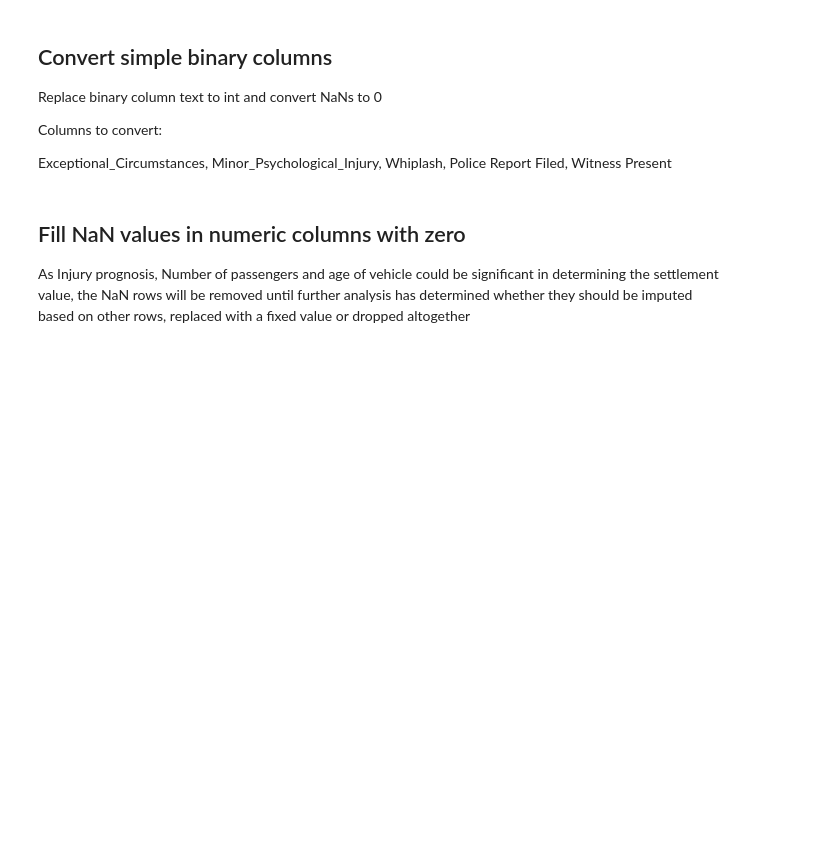
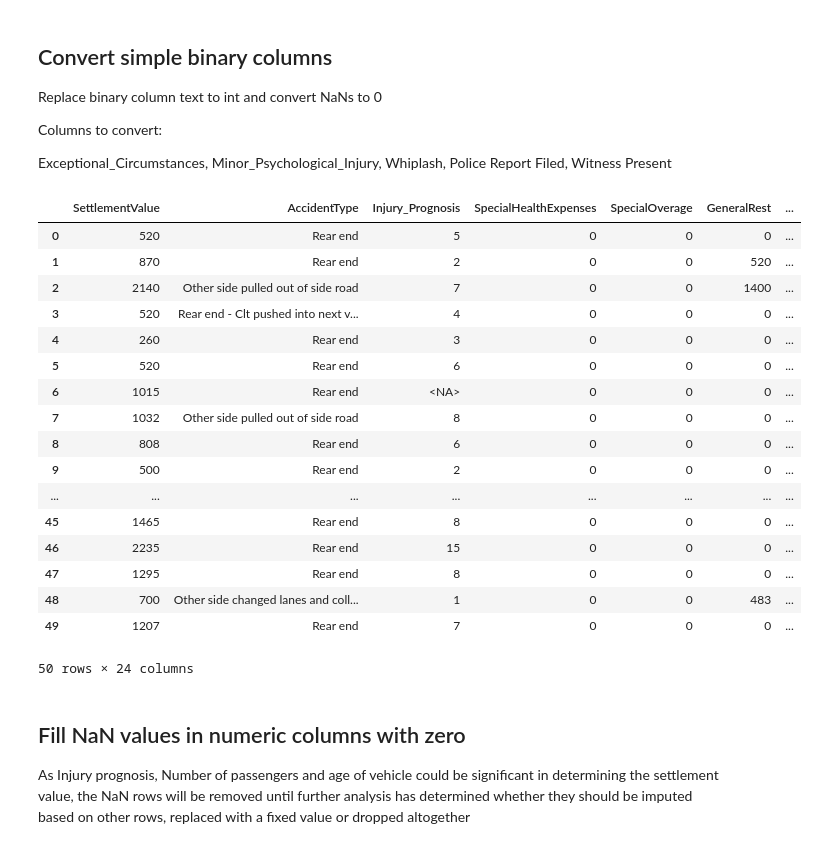
Before and after one commit to DominicEmerson/DESD-AAI-Y3-Group10, a Jupyter notebook: ML-Research/AAI-Assignment-DatasetExploration.ipynb, the cells around one changed output. Saved outputs shown, nothing was run; the diff lists cells and outputs as text; code cells hidden in the pictures; blank space fills up the shorter version.

```diff
--- a/ML-Research/AAI-Assignment-DatasetExploration.ipynb
+++ b/ML-Research/AAI-Assignment-DatasetExploration.ipynb
@@ -288,0 +294,2 @@ ml_dataset.head(20)
+# %%
+ml_dataset = ml_dataset.drop(columns=['Dominant injury','Injury Description','Weather Conditions','Vehicle Type','Accident Description'])
@@ -289,3 +298,9 @@ ml_dataset.head(20)
+# %%
+# display histogram of numerical columns plotting only non-zero values against the settlement column
+for column in ml_dataset.select_dtypes(include='Int64'):
+    sns.histplot(ml_dataset[ml_dataset[column] != 0][column])
+    plt.title(column)
+    plt.show()
 # %% [markdown]
 ## Display Null Value Counts
 # %% [markdown]
@@ -316,9 +331,21 @@ There are significant numbers of null values across the dataset, and most likely
 # %% [markdown]
 ## Visualise correlations
 # %%
-def check_correlation(df, target_col, feature_col):
-    temp_df = df[[target_col, feature_col]]
-    temp_df = temp_df.dropna()
-    correlation = temp_df[target_col].corr(df[feature_col])
-    print(f'Correlation between {target_col} and {feature_col}: {correlation}')
+# import pandas as pd
+# from sklearn.preprocessing import MinMaxScaler, StandardScaler
+
+# def check_correlation(df, target_col, feature_col):
+#     temp_df = df[[target_col, feature_col]]
+#     temp_df = temp_df.dropna()
+
+#     min_max_scaler = MinMaxScaler()
+#     df[[target_col, feature_col]] = min_max_scaler.fit_transform(df[[target_col, feature_col]])
+
+#     correlation = temp_df[target_col].corr(df[feature_col])
+#     if correlation > 0.5 or correlation < -0.5:
+#         print(f'Correlation between {target_col} and {feature_col}: {correlation}')
+#     elif correlation > 0.95 or correlation < -0.95:
+#         print(f'Redundant Correlation between {target_col} and {feature_col}: {correlation}')
+#     else:
+#         print(f'Correlation between {target_col} and {feature_col} not statistically significant: {correlation}')
 # %%
@@ -336,4 +353,6 @@ ml_dataset.describe()
 # %%
 for column in ml_dataset:
     if column != 'SettlementValue' and ml_dataset[column].dtype != 'object':
-        check_correlation(ml_dataset, 'SettlementValue', column)
+            for column2 in ml_dataset:
+                if column2 != (column or 'SettlementValue') and ml_dataset[column2].dtype != 'object':
+                    check_correlation(ml_dataset, column, column2)
@@ -372,7 +373,26 @@ binary_cols = ['Exceptional_Circumstances', 'Minor_Psychological_Injury', 'Whipl
 for col in binary_cols:
     ml_dataset = binary_encode(ml_dataset, col, 'Yes')
 # %%
-ml_dataset.head(20)
+ml_dataset.head(50)
+# %% [output]
+|  | SettlementValue | AccidentType | Injury_Prognosis | SpecialHealthExpenses | SpecialOverage | GeneralRest | ... |
+| 0 | 520 | Rear end | 5 | 0 | 0 | 0 | ... |
+| 1 | 870 | Rear end | 2 | 0 | 0 | 520 | ... |
+| 2 | 2140 | Other side pulled out of side road | 7 | 0 | 0 | 1400 | ... |
+| 3 | 520 | Rear end - Clt pushed into next v... | 4 | 0 | 0 | 0 | ... |
+| 4 | 260 | Rear end | 3 | 0 | 0 | 0 | ... |
+| 5 | 520 | Rear end | 6 | 0 | 0 | 0 | ... |
+| 6 | 1015 | Rear end | <NA> | 0 | 0 | 0 | ... |
+| 7 | 1032 | Other side pulled out of side road | 8 | 0 | 0 | 0 | ... |
+| 8 | 808 | Rear end | 6 | 0 | 0 | 0 | ... |
+| 9 | 500 | Rear end | 2 | 0 | 0 | 0 | ... |
+| ... | ... | ... | ... | ... | ... | ... | ... |
+| 45 | 1465 | Rear end | 8 | 0 | 0 | 0 | ... |
+| 46 | 2235 | Rear end | 15 | 0 | 0 | 0 | ... |
+| 47 | 1295 | Rear end | 8 | 0 | 0 | 0 | ... |
+| 48 | 700 | Other side changed lanes and coll... | 1 | 0 | 0 | 483 | ... |
+| 49 | 1207 | Rear end | 7 | 0 | 0 | 0 | ... |
+50 rows × 24 columns
 # %% [markdown]
 ## Fill NaN values in numeric columns with zero
 As Injury prognosis, Number of passengers and age of vehicle could be significant in determining the settlement value, the NaN rows will be removed until further analysis has determined whether they should be imputed based on other rows, replaced with a fixed value or dropped altogether
```
Also changed, not shown: parts of 26 cells of this notebook.
